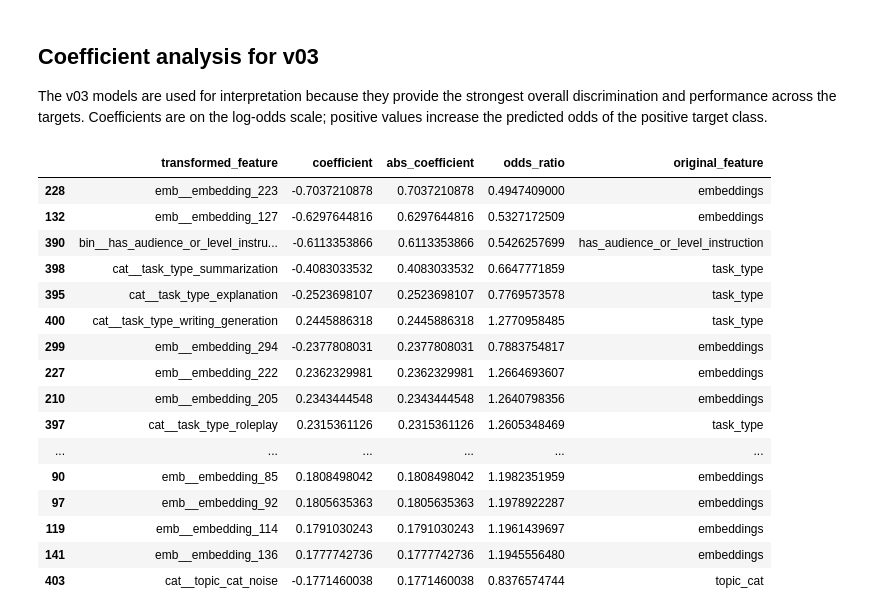
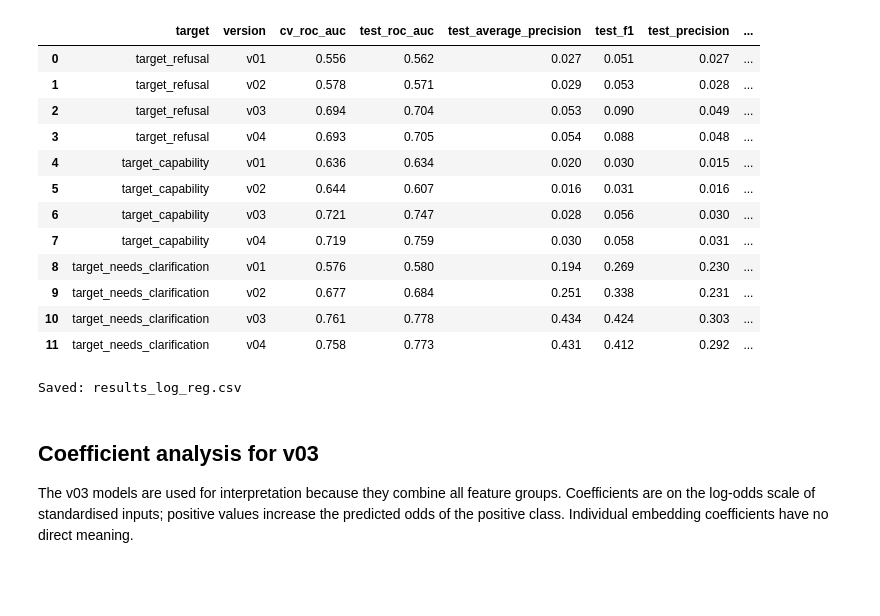
Before and after one commit to Thoericht/llm-sustainability-analysis, a Jupyter notebook: 02_notebooks/04_sustainability_modelling_log_reg.ipynb, the cells around one changed output. Saved outputs shown, nothing was run; the diff lists cells and outputs as text; code cells hidden in the pictures; blank space fills up the shorter version.

```diff
--- a/02_notebooks/04_sustainability_modelling_log_reg.ipynb
+++ b/02_notebooks/04_sustainability_modelling_log_reg.ipynb
@@ -497,0 +89,11 @@ results_table
+# %%
+# ----------------------------
+# LOAD DATA
+# ----------------------------
+
+df, embeddings, groups = load_modeling_data()
+embedding_cols = embedding_column_names(embeddings)
+FEATURES_SELECTIONS = build_feature_selections(embedding_cols)
+
+print("Feature sets:", {version: sum(len(v) for v in features.values())
+                        for version, features in FEATURES_SELECTIONS.items()}, "columns")
@@ -498,37 +125,28 @@ results_table
+# %%
+# ----------------------------
+# RESULTS TABLE
+# ----------------------------
+
+display(results_table[COMPACT_COLUMNS])
+
+saved = save_results_table(results_table, "results_log_reg.csv")
+print("Saved:", saved.name)
+# %% [output]
+|  | target | version | cv_roc_auc | test_roc_auc | test_average_precision | test_f1 | test_precision | ... |
+| 0 | target_refusal | v01 | 0.556 | 0.562 | 0.027 | 0.051 | 0.027 | ... |
+| 1 | target_refusal | v02 | 0.578 | 0.571 | 0.029 | 0.053 | 0.028 | ... |
+| 2 | target_refusal | v03 | 0.694 | 0.704 | 0.053 | 0.090 | 0.049 | ... |
+| 3 | target_refusal | v04 | 0.693 | 0.705 | 0.054 | 0.088 | 0.048 | ... |
+| 4 | target_capability | v01 | 0.636 | 0.634 | 0.020 | 0.030 | 0.015 | ... |
+| 5 | target_capability | v02 | 0.644 | 0.607 | 0.016 | 0.031 | 0.016 | ... |
+| 6 | target_capability | v03 | 0.721 | 0.747 | 0.028 | 0.056 | 0.030 | ... |
+| 7 | target_capability | v04 | 0.719 | 0.759 | 0.030 | 0.058 | 0.031 | ... |
+| 8 | target_needs_clarification | v01 | 0.576 | 0.580 | 0.194 | 0.269 | 0.230 | ... |
+| 9 | target_needs_clarification | v02 | 0.677 | 0.684 | 0.251 | 0.338 | 0.231 | ... |
+| 10 | target_needs_clarification | v03 | 0.761 | 0.778 | 0.434 | 0.424 | 0.303 | ... |
+| 11 | target_needs_clarification | v04 | 0.758 | 0.773 | 0.431 | 0.412 | 0.292 | ... |
+Saved: results_log_reg.csv
 # %% [markdown]
 ## Coefficient analysis for v03
 
-The v03 models are used for interpretation because they provide the strongest overall discrimination and performance across the targets. Coefficients are on the log-odds scale; positive values increase the predicted odds of the positive target class.
+The v03 models are used for interpretation because they combine all feature groups. Coefficients are on the log-odds scale of standardised inputs; positive values increase the predicted odds of the positive class. Individual embedding coefficients have no direct meaning.
-# %%
-# ----------------------------
-# COEFFICIENTS: V03 MODELS
-# ----------------------------
-
-coefficient_results_by_target = {}
-
-for target in TARGETS:
-    coefficient_results_by_target[target] = get_logistic_coefficients(
-        pipeline=fitted_pipelines[target][SHAP_VERSION],
-        features=FEATURES_SELECTIONS[SHAP_VERSION],
-        top_n=30,
-    )
-
-coefficient_results_by_target['target_needs_clarification']
-# %% [output]
-|  | transformed_feature | coefficient | abs_coefficient | odds_ratio | original_feature |
-| 228 | emb__embedding_223 | -0.7037210878 | 0.7037210878 | 0.4947409000 | embeddings |
-| 132 | emb__embedding_127 | -0.6297644816 | 0.6297644816 | 0.5327172509 | embeddings |
-| 390 | bin__has_audience_or_level_instru... | -0.6113353866 | 0.6113353866 | 0.5426257699 | has_audience_or_level_instruction |
-| 398 | cat__task_type_summarization | -0.4083033532 | 0.4083033532 | 0.6647771859 | task_type |
-| 395 | cat__task_type_explanation | -0.2523698107 | 0.2523698107 | 0.7769573578 | task_type |
-| 400 | cat__task_type_writing_generation | 0.2445886318 | 0.2445886318 | 1.2770958485 | task_type |
-| 299 | emb__embedding_294 | -0.2377808031 | 0.2377808031 | 0.7883754817 | embeddings |
-| 227 | emb__embedding_222 | 0.2362329981 | 0.2362329981 | 1.2664693607 | embeddings |
-| 210 | emb__embedding_205 | 0.2343444548 | 0.2343444548 | 1.2640798356 | embeddings |
-| 397 | cat__task_type_roleplay | 0.2315361126 | 0.2315361126 | 1.2605348469 | task_type |
-| ... | ... | ... | ... | ... | ... |
-| 90 | emb__embedding_85 | 0.1808498042 | 0.1808498042 | 1.1982351959 | embeddings |
-| 97 | emb__embedding_92 | 0.1805635363 | 0.1805635363 | 1.1978922287 | embeddings |
-| 119 | emb__embedding_114 | 0.1791030243 | 0.1791030243 | 1.1961439697 | embeddings |
-| 141 | emb__embedding_136 | 0.1777742736 | 0.1777742736 | 1.1945556480 | embeddings |
-| 403 | cat__topic_cat_noise | -0.1771460038 | 0.1771460038 | 0.8376574744 | topic_cat |
```
Also changed, not shown: parts of 23 cells of this notebook, 16 other files.
